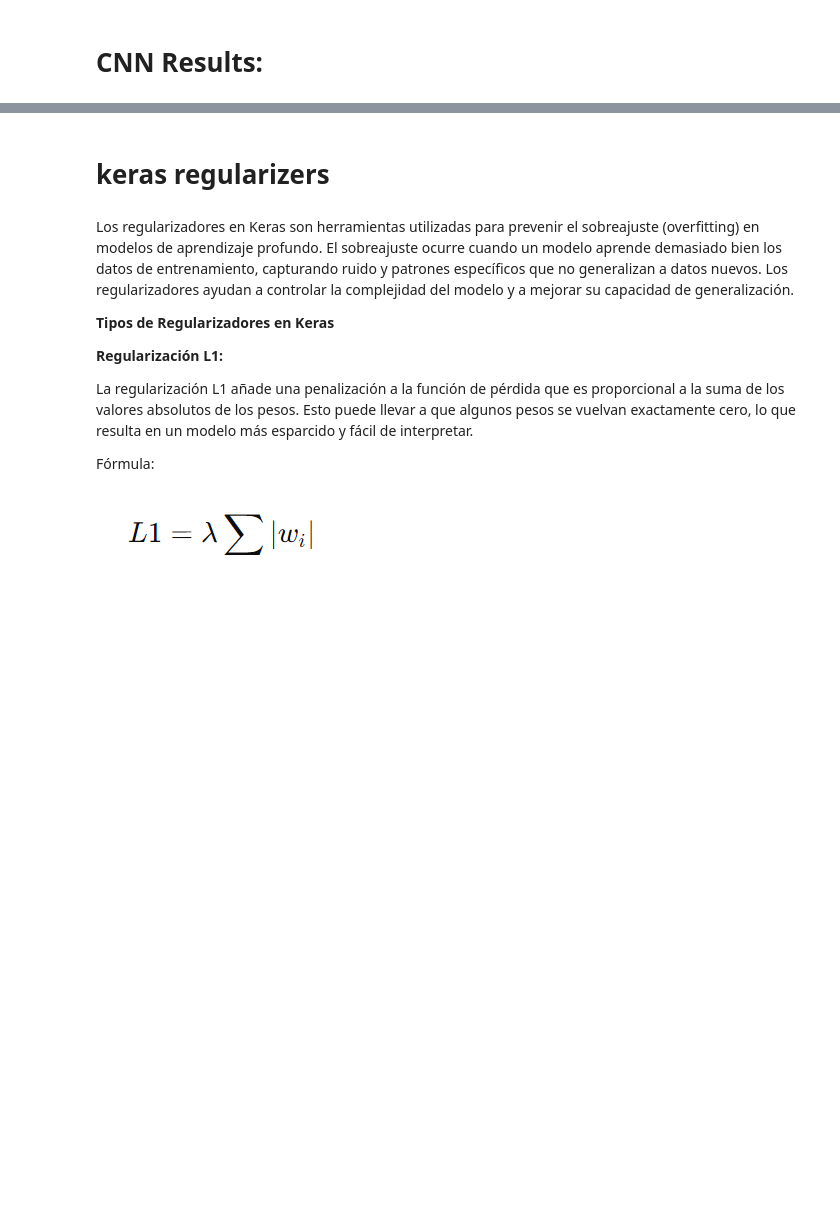
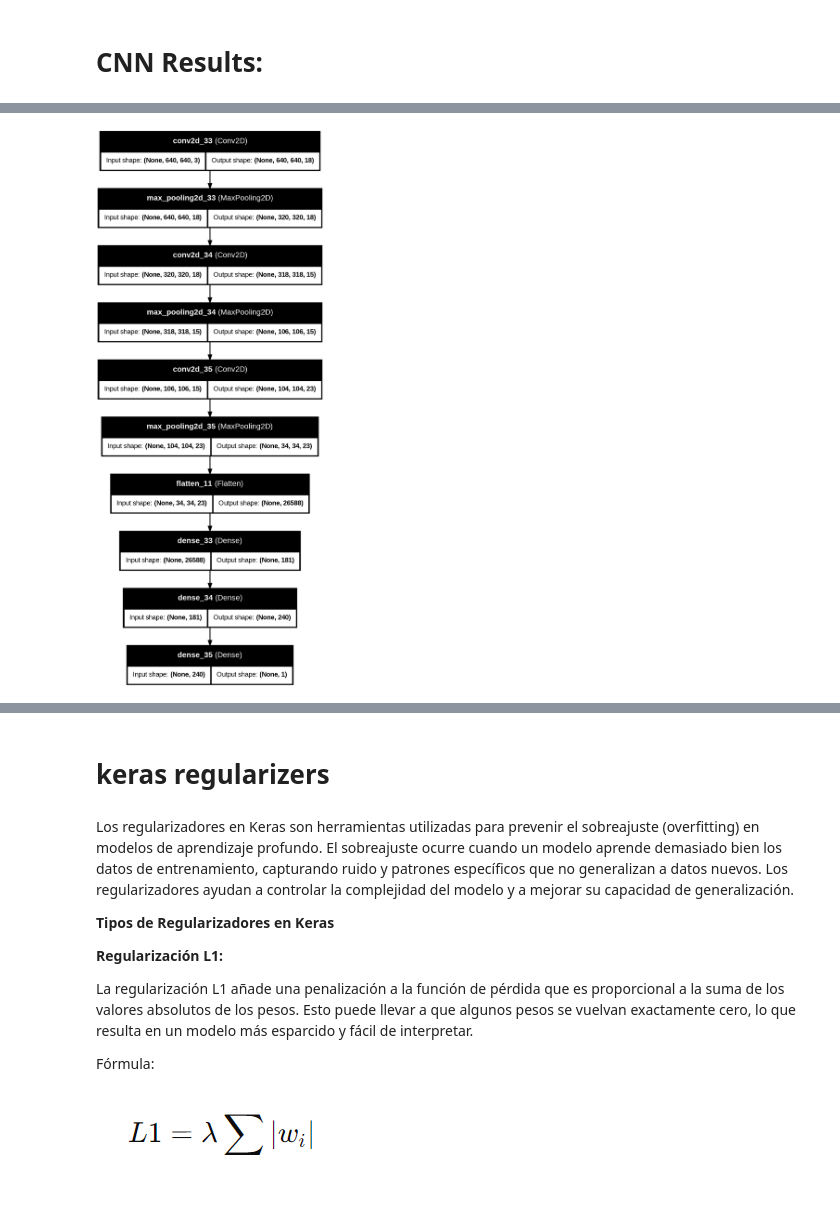
Before and after one commit to Feru34/Proyecto_Deep_Learning, a Jupyter notebook: Proyecto_1_Deep_Learning.ipynb, the cells around one changed output, grey strips where cells are left out. Drawn from its saved outputs; the diff is of its cells as text; code cells hidden in the pictures; blank space fills up the shorter version.

```diff
--- a/Proyecto_1_Deep_Learning.ipynb
+++ b/Proyecto_1_Deep_Learning.ipynb
@@ -443,0 +537,31 @@ Validation accuracy: 2.4059088230133057
+# %%
+#Model Build
+
+model = Sequential()
+
+# Input Layer
+model.add(Conv2D(filters = 18, kernel_size= 3, padding='same',
+                 activation = 'relu' ,input_shape =[640,640,3]))
+
+# Pooling Layer
+model.add(MaxPooling2D(pool_size = (2,2)))
+
+
+model.add(Conv2D(filters = 15, kernel_size = 3 , activation = 'relu'))
+model.add(MaxPooling2D(pool_size = (3,3)))
+
+
+model.add(Conv2D(filters = 23, kernel_size = 3 , activation = 'relu'))
+model.add(MaxPooling2D(pool_size =(3,3)))
+
+# Flatten Layer
+model.add(Flatten())
+
+
+# Fully Connected Layer
+model.add(Dense(181, activation = 'relu'))
+model.add(Dense(240, activation = 'relu'))
+
+# Output Layer
+
+model.add(Dense(1, activation = 'sigmoid'))
@@ -443,0 +592,6 @@ Validation accuracy: 2.4059088230133057
+# %%
+# Plot the model architecture
+from keras.utils import plot_model
+plot_model(model, to_file='model_plot.png', show_shapes=True, show_layer_names=True)
+# %% [output]
+[figure, added]
```
Also changed, not shown: parts of 66 cells of this notebook.
